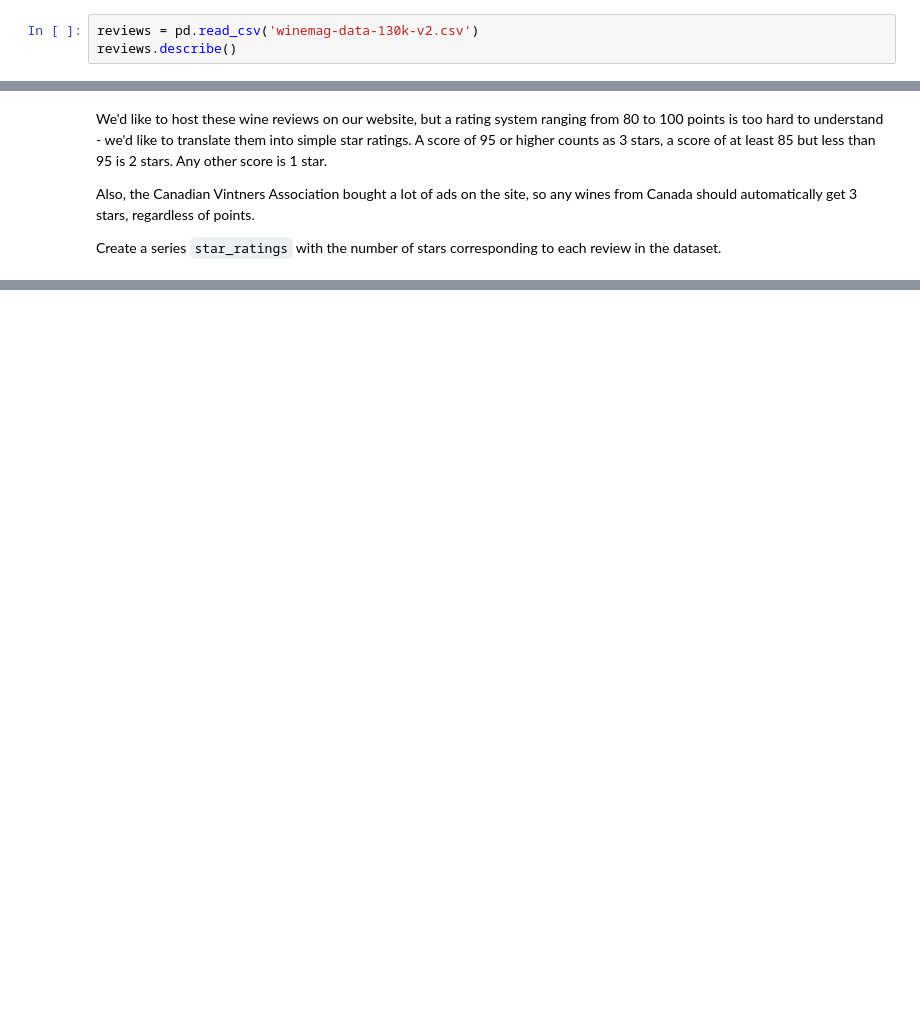
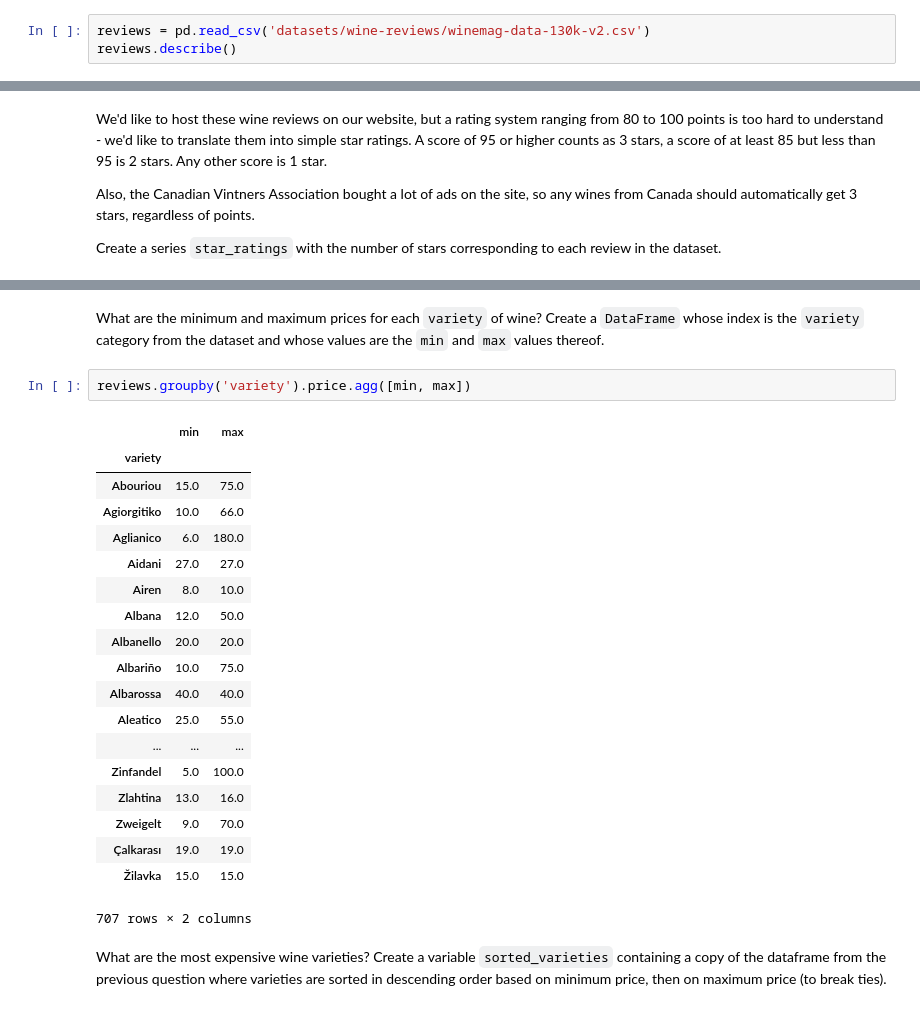
Before and after one commit to Ravi-Rsankar/python, a Jupyter notebook: python/data_science/pandas/kaggle_python_for_datascience.ipynb, the cells around one changed output, grey strips where cells are left out. Saved outputs shown, nothing was run; the diff lists cells and outputs as text; blank space fills up the shorter version.

```diff
--- a/python/data_science/pandas/kaggle_python_for_datascience.ipynb
+++ b/python/data_science/pandas/kaggle_python_for_datascience.ipynb
@@ -48,7 +48,7 @@ uploaded = files.upload()
 [interactive output not drawn]
 Saving winemag-data-130k-v2.csv to winemag-data-130k-v2.csv
 # %%
-reviews = pd.read_csv('winemag-data-130k-v2.csv')
+reviews = pd.read_csv('datasets/wine-reviews/winemag-data-130k-v2.csv')
 reviews.describe()
 # %% [output]
 |  | Unnamed: 0 | points | price |
@@ -359,0 +424,26 @@ reviews.head()
+# %% [markdown]
+What are the minimum and maximum prices for each `variety` of wine? Create a `DataFrame` whose index is the `variety` category from the dataset and whose values are the `min` and `max` values thereof.
+# %%
+reviews.groupby('variety').price.agg([min, max])
+# %% [output]
+|  | min | max |
+| variety |  |  |
+| Abouriou | 15.0 | 75.0 |
+| Agiorgitiko | 10.0 | 66.0 |
+| Aglianico | 6.0 | 180.0 |
+| Aidani | 27.0 | 27.0 |
+| Airen | 8.0 | 10.0 |
+| Albana | 12.0 | 50.0 |
+| Albanello | 20.0 | 20.0 |
+| Albariño | 10.0 | 75.0 |
+| Albarossa | 40.0 | 40.0 |
+| Aleatico | 25.0 | 55.0 |
+| ... | ... | ... |
+| Zinfandel | 5.0 | 100.0 |
+| Zlahtina | 13.0 | 16.0 |
+| Zweigelt | 9.0 | 70.0 |
+| Çalkarası | 19.0 | 19.0 |
+| Žilavka | 15.0 | 15.0 |
+707 rows × 2 columns
+# %% [markdown]
+What are the most expensive wine varieties? Create a variable `sorted_varieties` containing a copy of the dataframe from the previous question where varieties are sorted in descending order based on minimum price, then on maximum price (to break ties).
```
Also changed, not shown: parts of 11 cells of this notebook.
